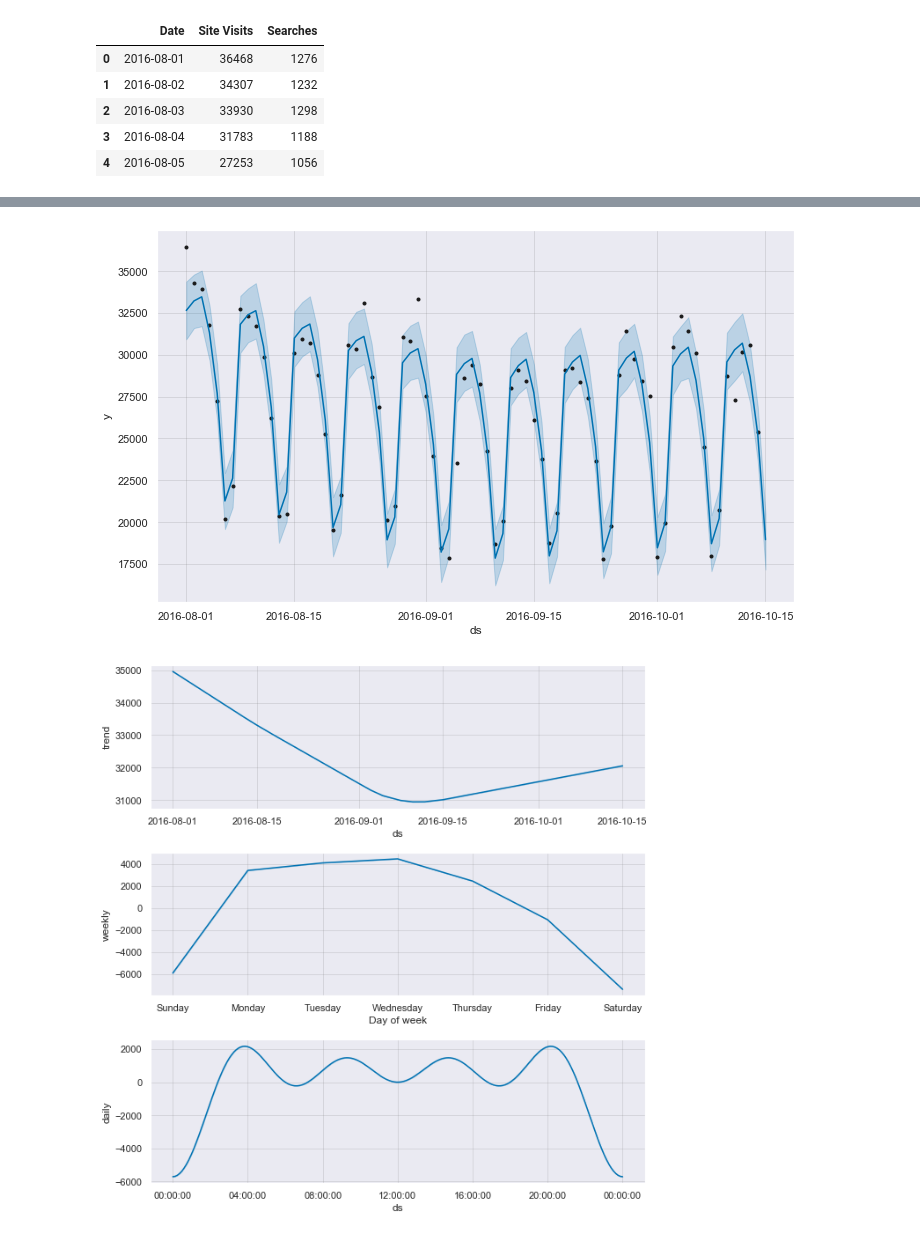
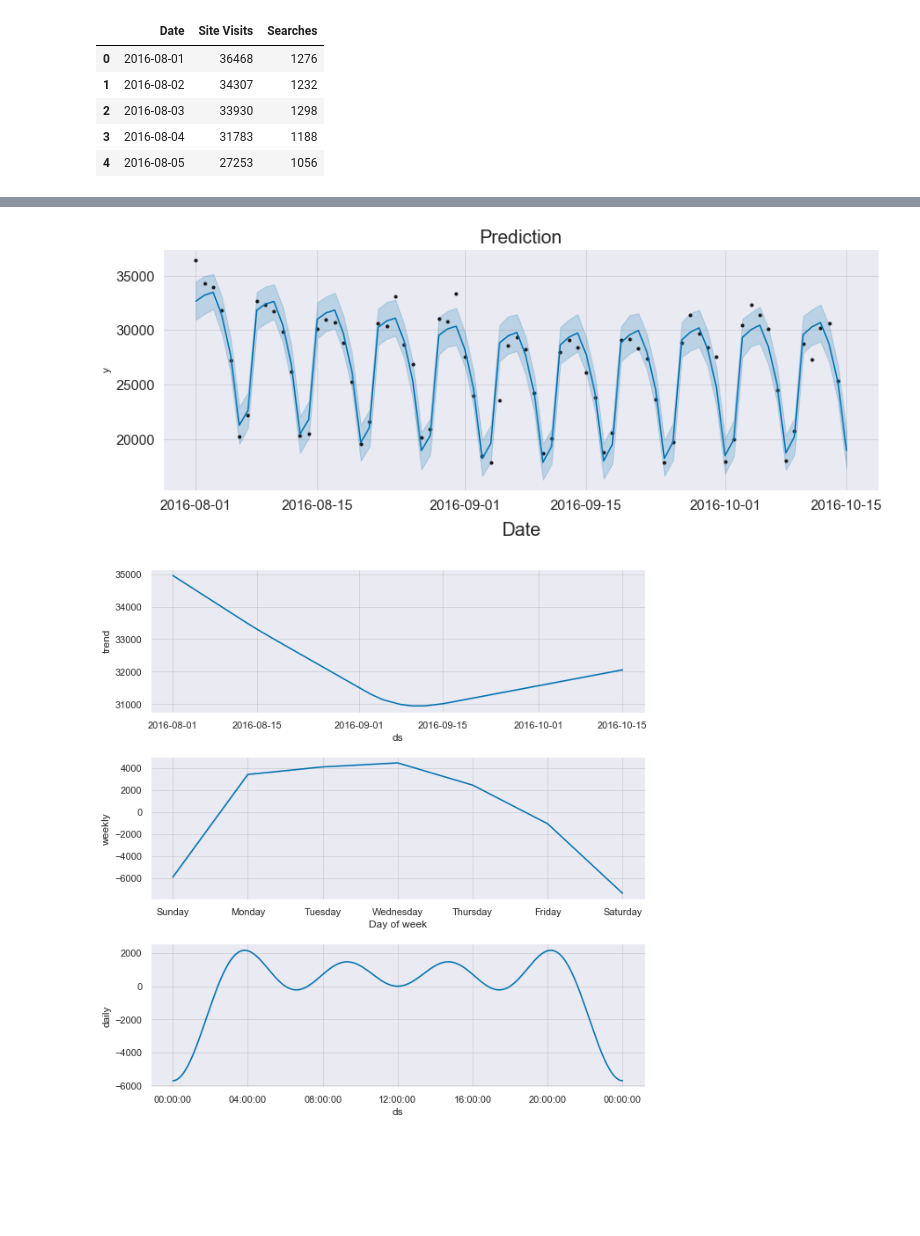
Before and after one commit to camarenad/test_analysis, a Jupyter notebook: nbc_test/analysis /site_traffic_prediction.ipynb, the cells around one changed output, grey strips where cells are left out. Saved outputs shown, nothing was run; the diff lists cells and outputs as text; code cells hidden in the pictures; blank space fills up the shorter version.

```diff
--- a/nbc_test/analysis /site_traffic_prediction.ipynb
+++ b/nbc_test/analysis /site_traffic_prediction.ipynb
@@ -41,10 +42,16 @@ INFO:fbprophet:Disabling yearly seasonality. Run prophet with yearly_seasonality
 future = m.make_future_dataframe(periods=1)
 # %%
 forecast = m.predict(future)
-# %%
-m.plot(forecast);
-# %% [output]
-[figure, removed]
+# %%
+fig, ax = plt.subplots(figsize=(12,5))
+m.plot(forecast,ax=ax);
+ax.tick_params(axis="both", labelsize=15)
+ax.set_xlabel('Date', fontsize = 20,labelpad=10);
+ax.set_title('Prediction',fontsize=20)
+fig.tight_layout()
+plt.savefig("../images/prediction.png")
+# %% [output]
+[figure, added]
 # %%
 m.plot_components(forecast);
 # %% [output]
```
Also changed, not shown: parts of 2 cells of this notebook, 2 other files.
